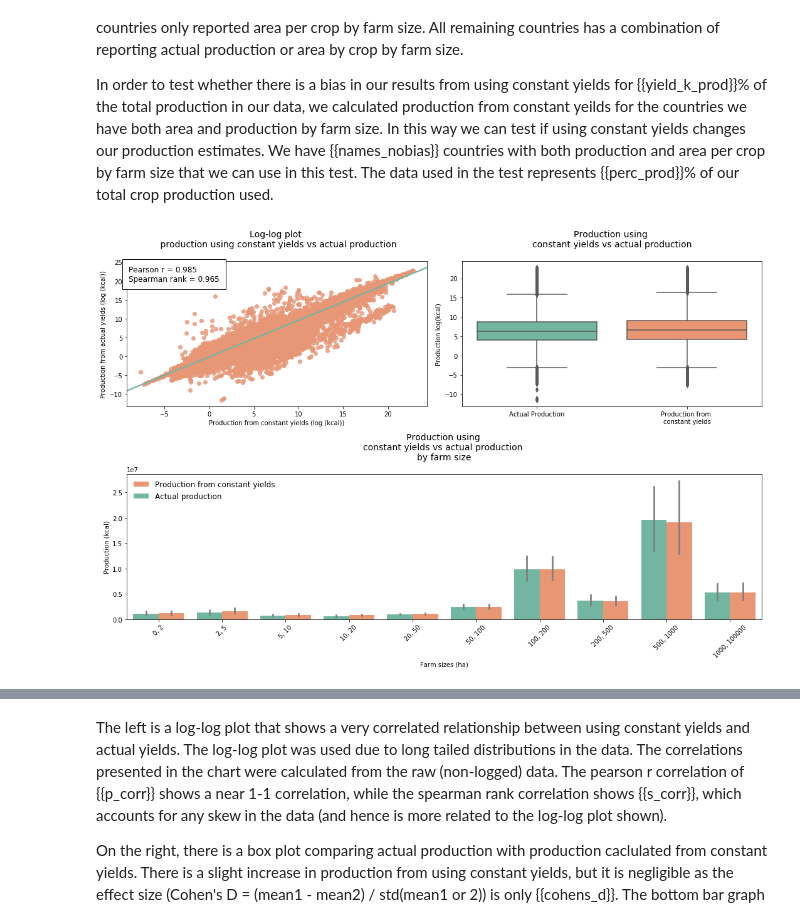
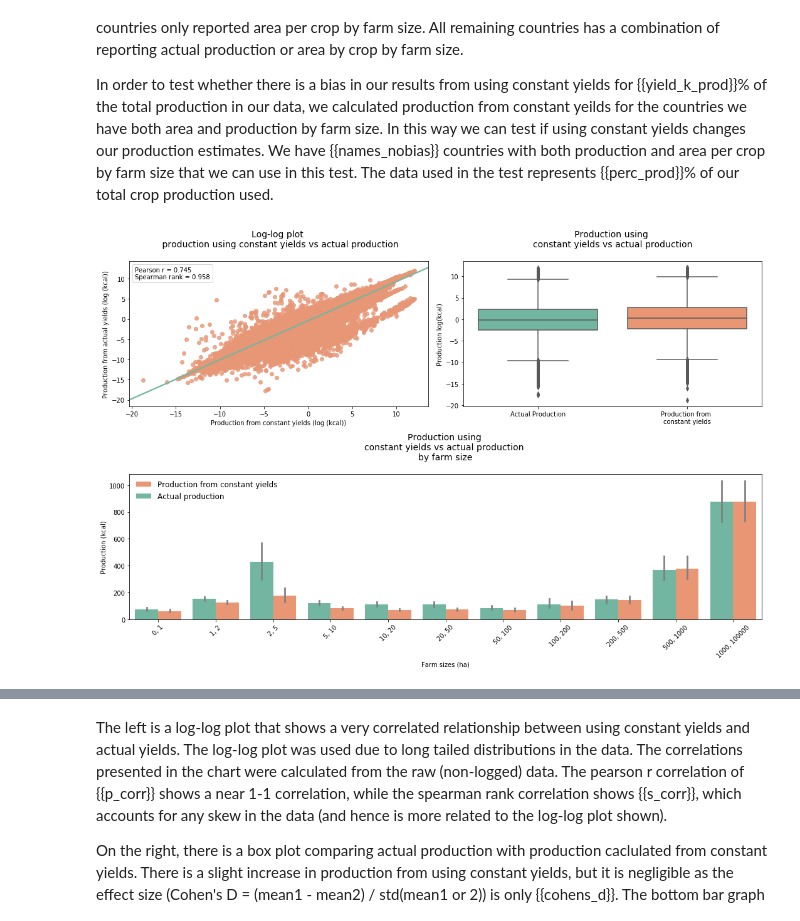
Before and after one commit to vinnyricciardi/farmsize_site, a Jupyter notebook: Notebooks/Sensitivity_Analyses.ipynb, the cells around one changed output, grey strips where cells are left out. Cells and saved outputs as stored; diff of their text form; code cells hidden in the pictures.

```diff
--- a/Notebooks/Sensitivity_Analyses.ipynb
+++ b/Notebooks/Sensitivity_Analyses.ipynb
@@ -96,7 +96,7 @@ def read_data_init(path):
     data['fs_class_max'] = np.where(data['fs_class_max'].isnull(), 10000, data['fs_class_max'])
 
     data['Farm_Sizes'] = pd.cut(data['fs_class_max'],
-                                bins=[0, 2, 5, 10, 20, 50,
+                                bins=[0, 1, 2, 5, 10, 20, 50,
                                       100, 200, 500, 1000, 100000])
 
     data['production_kcal'] = data['Production_fix'] * data['kcal']
@@ -312,7 +312,20 @@ In order to test whether there is a bias in our results from using constant yiel
 # %%
 def prep_yield_data(data):
 
-    data = data.loc[(data['production_kcal'].notnull()) & (data['production_kcal_k'].notnull())]
+    world = gpd.read_file('/home/vinny_ricciardi/Documents/Data_Library_SSD/Survey/Global/Farm_Size/Data/Shapefile/FSize.shp')
+    world = world.query("geometry == geometry")
+    world = world.to_crs({'init': 'epsg:3410'})
+    world['area'] = world['geometry'].area / 10**6
+
+    world = world.loc[:, ['shpID', 'area']]
+    data = pd.merge(data, world, on='shpID', how='left')
+
+    data = data.loc[(data['production_kcal'] > 0.) & (data['production_kcal_k'] > 0.)]
+
+    data['production_kcal'] = data['production_kcal'] / data['area']                   # weights by shpID area
+    data['production_kcal_k'] = data['production_kcal_k'] / data['area']               # weights by shpID area
+
+    data = data.loc[(data['production_kcal'] > 0.) & (data['production_kcal_k'] > 0.)]
     data = data.loc[:, ['Farm_Sizes', 'production_kcal', 'production_kcal_k']]
 
     p_corr =  round(data['production_kcal_k'].corr(data['production_kcal'], method='pearson'), 3)
@@ -334,14 +347,16 @@ def log_log_plot_yields(ax=None,
                 data=tmp,
                 line_kws={'color':'#72B7A1'},
                 scatter_kws={'color': '#E79676'},
+                label='Pearson r = {} \nSpearman rank = {}'.format(p_corr, s_corr),
                 ax=ax)
 
     ax.set_title(title_lab, fontsize=14)
     ax.set_xlabel('Production from {} (log (kcal))'.format(xlab))
     ax.set_ylabel('Production from {} (log (kcal))'.format(ylab))
-    ax.text(-9, 20, 'Pearson r = {} \nSpearman rank = {}'.format(p_corr, s_corr),
-            fontsize=12,
-            bbox={'facecolor':'white', 'alpha':1., 'pad':10});
+
+    leg = ax.legend(handlelength=0, handletextpad=0, fancybox=True)
+    for item in leg.legendHandles:
+        item.set_visible(False)
 
     return ax
 
@@ -354,8 +369,17 @@ def bar_plot_yields(ax=None,
 
     tmp = prep_yield_data(data)[0]
     tmp = pd.melt(tmp, id_vars='Farm_Sizes')
+    tmp = tmp.dropna()
 
-    sns.barplot(x='Farm_Sizes',
+    fs_order = ['(0, 1]', '(1, 2]', '(2, 5]', '(5, 10]',
+                    '(10, 20]', '(20, 50]', '(50, 100]', '(100, 200]', '(200, 500]',
+                    '(500, 1000]', '(1000, 100000]']
+
+    dictionary = dict(zip(fs_order, range(0, len(fs_order))))  # used to circumvent categorical indexing
+    tmp['ix'] = tmp['Farm_Sizes'].map(dictionary)
+    tmp = tmp.sort_values('ix')
+
+    sns.barplot(x='ix',
                 y='value',
                 hue='variable',
                 data=tmp,
@@ -366,8 +390,8 @@ def bar_plot_yields(ax=None,
     ax.set_xlabel('Farm sizes (ha)')
     ax.set_ylabel('Production (kcal)')
     ax.set_title(title_lab, fontsize=14)
-    labels = [item.get_text() for item in ax.get_xticklabels()]
-    labels = [x[1:-1] for x in labels]
+    # labels = [item.get_text() for item in ax.get_xticklabels()]
+    labels = [x[1:-1] for x in fs_order]
     ax.set_xticklabels(labels, rotation=45);
 
     handles, labels = ax.get_legend_handles_labels()
@@ -406,17 +439,17 @@ def boxplot_yeilds(ax=None,
 # %%
 tmp, p_corr, s_corr = prep_yield_data(df)
 cohens_d = round((tmp['production_kcal'].mean() - tmp['production_kcal_k'].mean()) / tmp['production_kcal'].std(), 4)
-cohens_d
-p_corr
+# cohens_d
+# p_corr
 
 fig = plt.figure(figsize=[15, 10])
 ax1 = fig.add_subplot(221)
 ax2 = fig.add_subplot(212)
 ax3 = fig.add_subplot(222)
 log_log_plot_yields(ax=ax1)
 bar_plot_yields(ax=ax2)
 boxplot_yeilds(ax=ax3)
 fig.tight_layout()
 plt.show();
 # %% [output]
-[figure, old version]
+[figure, new version]
```
Also changed, not shown: parts of 26 cells of this notebook, 9 other files.
